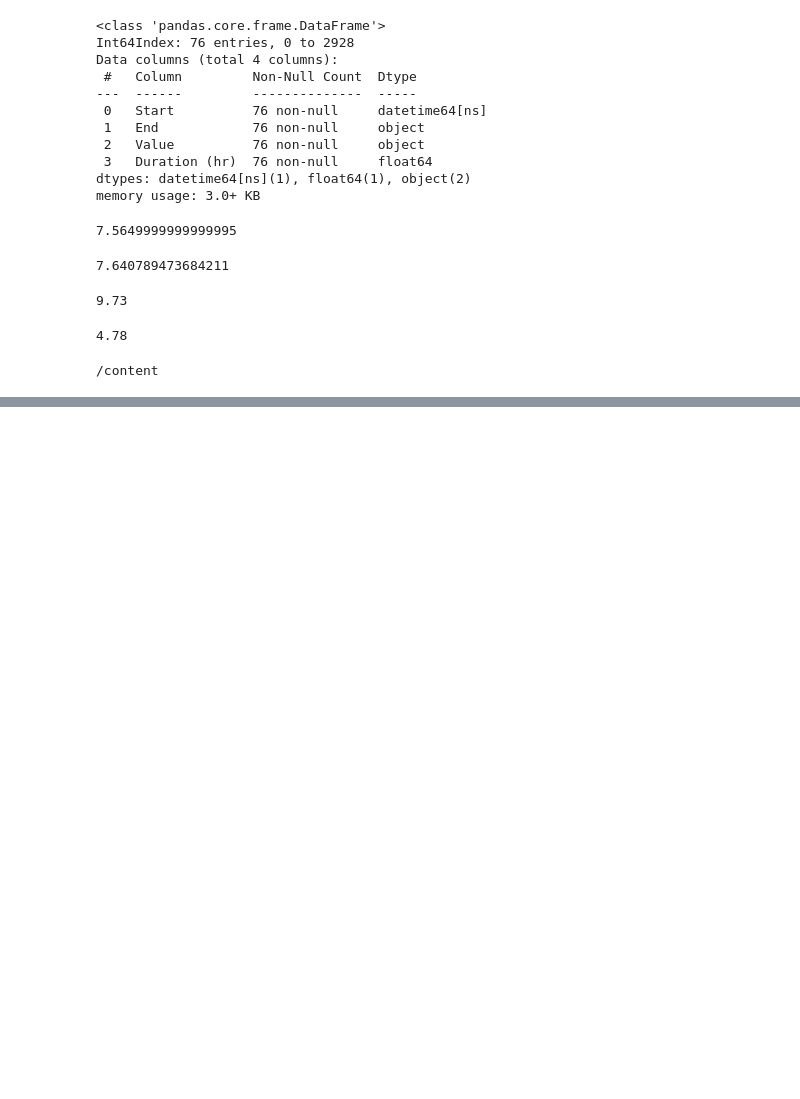
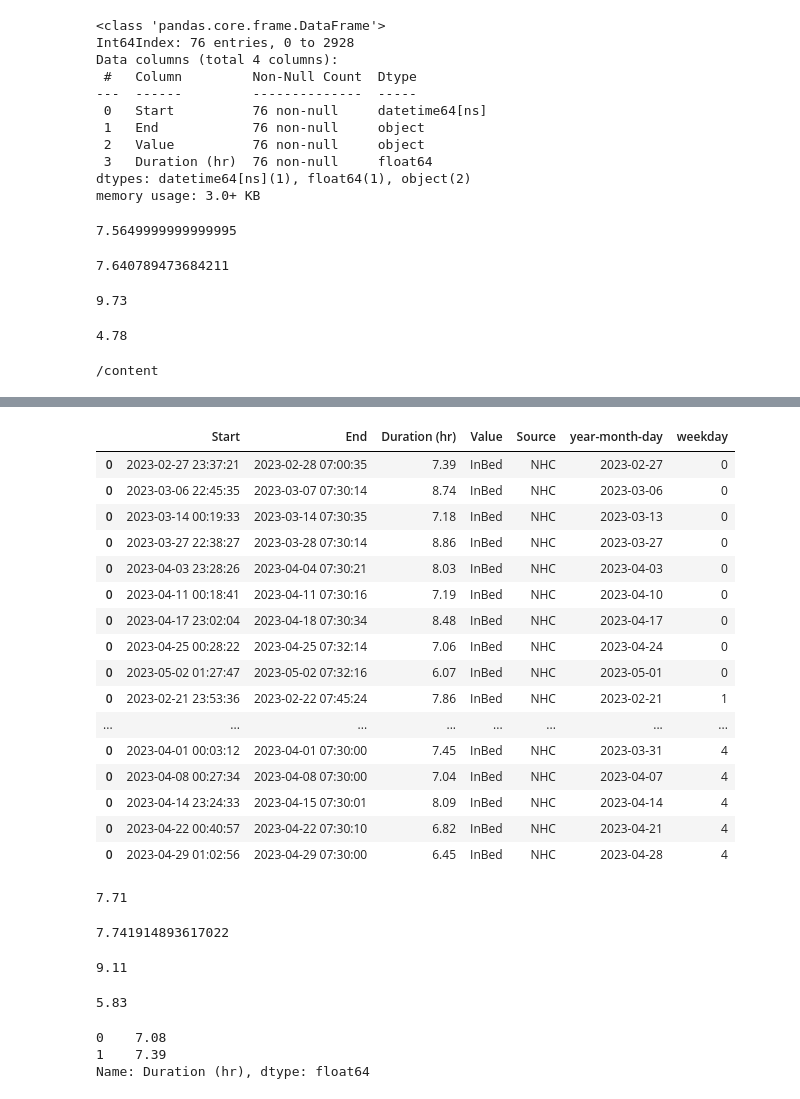
Before and after one commit to heejjj/Sleeping_Project, a Jupyter notebook: 0525.ipynb, the cells around one changed output, grey strips where cells are left out. Cells and saved outputs as stored; diff of their text form; code cells hidden in the pictures; blank space fills up the shorter version.

```diff
--- a/0525.ipynb
+++ b/0525.ipynb
@@ -641,0 +662,42 @@ Tue
+# %%
+weekday2
+# %% [output]
+|  | Start | End | Duration (hr) | Value | Source | year-month-day | weekday |
+| 0 | 2023-02-27 23:37:21 | 2023-02-28 07:00:35 | 7.39 | InBed | NHC | 2023-02-27 | 0 |
+| 0 | 2023-03-06 22:45:35 | 2023-03-07 07:30:14 | 8.74 | InBed | NHC | 2023-03-06 | 0 |
+| 0 | 2023-03-14 00:19:33 | 2023-03-14 07:30:35 | 7.18 | InBed | NHC | 2023-03-13 | 0 |
+| 0 | 2023-03-27 22:38:27 | 2023-03-28 07:30:14 | 8.86 | InBed | NHC | 2023-03-27 | 0 |
+| 0 | 2023-04-03 23:28:26 | 2023-04-04 07:30:21 | 8.03 | InBed | NHC | 2023-04-03 | 0 |
+| 0 | 2023-04-11 00:18:41 | 2023-04-11 07:30:16 | 7.19 | InBed | NHC | 2023-04-10 | 0 |
+| 0 | 2023-04-17 23:02:04 | 2023-04-18 07:30:34 | 8.48 | InBed | NHC | 2023-04-17 | 0 |
+| 0 | 2023-04-25 00:28:22 | 2023-04-25 07:32:14 | 7.06 | InBed | NHC | 2023-04-24 | 0 |
+| 0 | 2023-05-02 01:27:47 | 2023-05-02 07:32:16 | 6.07 | InBed | NHC | 2023-05-01 | 0 |
+| 0 | 2023-02-21 23:53:36 | 2023-02-22 07:45:24 | 7.86 | InBed | NHC | 2023-02-21 | 1 |
+| ... | ... | ... | ... | ... | ... | ... | ... |
+| 0 | 2023-04-01 00:03:12 | 2023-04-01 07:30:00 | 7.45 | InBed | NHC | 2023-03-31 | 4 |
+| 0 | 2023-04-08 00:27:34 | 2023-04-08 07:30:00 | 7.04 | InBed | NHC | 2023-04-07 | 4 |
+| 0 | 2023-04-14 23:24:33 | 2023-04-15 07:30:01 | 8.09 | InBed | NHC | 2023-04-14 | 4 |
+| 0 | 2023-04-22 00:40:57 | 2023-04-22 07:30:10 | 6.82 | InBed | NHC | 2023-04-21 | 4 |
+| 0 | 2023-04-29 01:02:56 | 2023-04-29 07:30:00 | 6.45 | InBed | NHC | 2023-04-28 | 4 |
+# %%
+weekday2['Duration (hr)'].median()
+# %% [output]
+7.71
+# %%
+weekday2['Duration (hr)'].mean()
+# %% [output]
+7.741914893617022
+# %%
+weekday2['Duration (hr)'].max()
+# %% [output]
+9.11
+# %%
+weekday2['Duration (hr)'].min()
+# %% [output]
+5.83
+# %%
+weekday2['Duration (hr)'].mode() #최빈값
+# %% [output]
+0    7.08
+1    7.39
+Name: Duration (hr), dtype: float64
```
Also changed, not shown: parts of 12 cells of this notebook.
